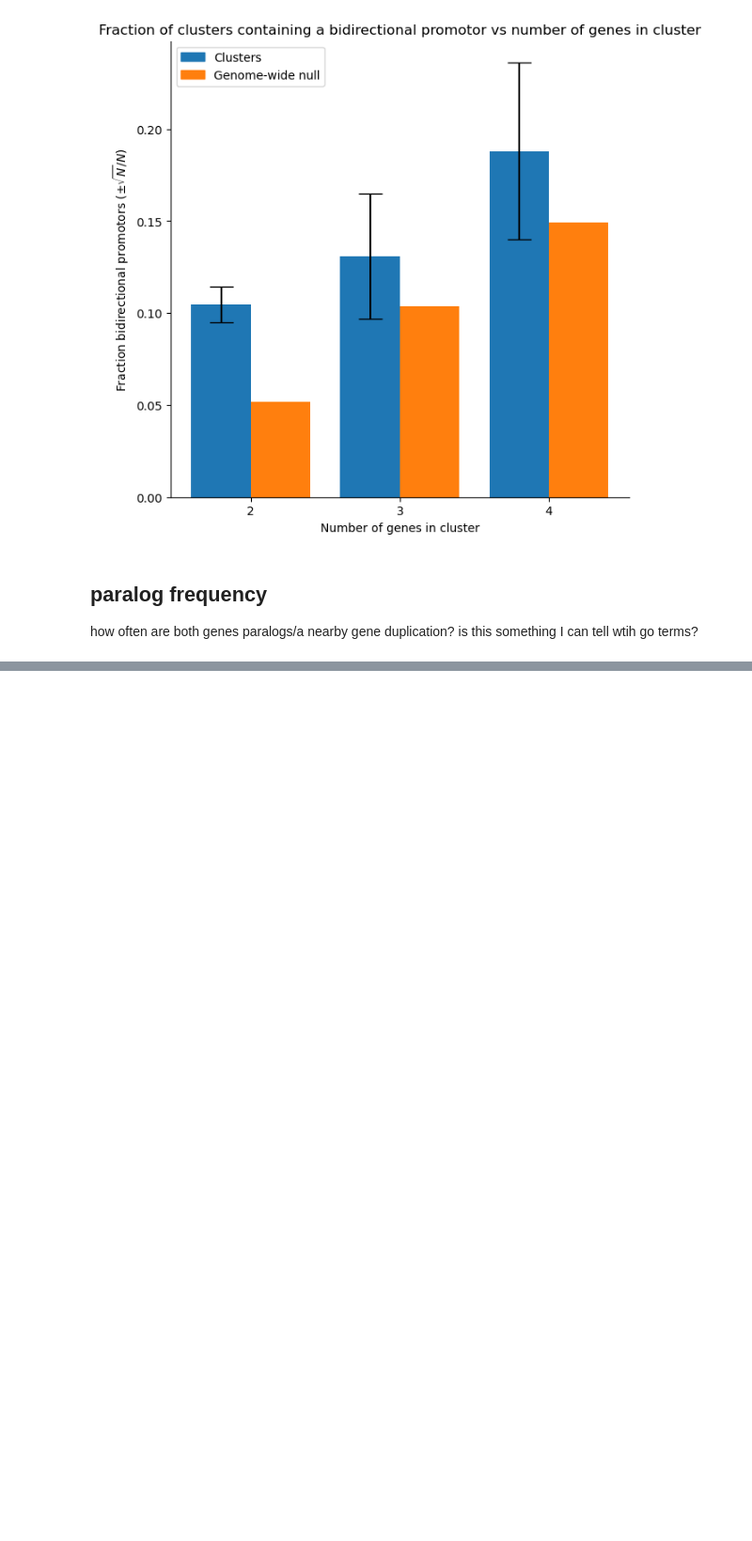
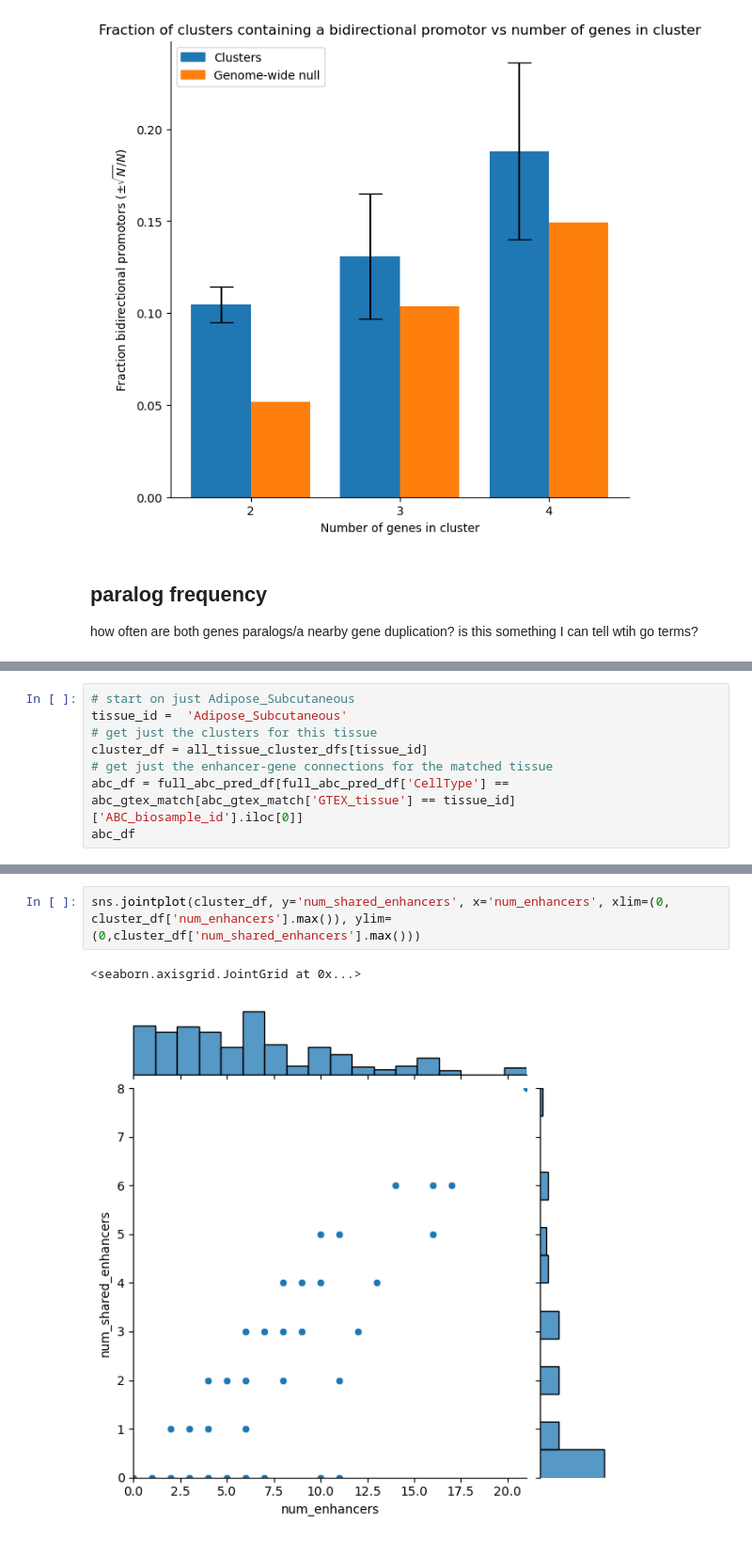
Before and after one commit to kal26/pcqtls, a Jupyter notebook: workflow/notebooks/cluster_analysis/cluster_annotation.ipynb, the cells around one changed output, grey strips where cells are left out. Shown at 94% size. Saved outputs shown, nothing was run; the diff lists cells and outputs as text; blank space fills up the shorter version.

Commit message:
enhancer sharing

```diff
--- a/workflow/notebooks/cluster_analysis/cluster_annotation.ipynb
+++ b/workflow/notebooks/cluster_analysis/cluster_annotation.ipynb
@@ -309,0 +358,8 @@ is this something I can tell wtih go terms?
+# %%
+# start on just Adipose_Subcutaneous
+tissue_id =  'Adipose_Subcutaneous'
+# get just the clusters for this tissue
+cluster_df = all_tissue_cluster_dfs[tissue_id]
+# get just the enhancer-gene connections for the matched tissue
+abc_df = full_abc_pred_df[full_abc_pred_df['CellType'] == abc_gtex_match[abc_gtex_match['GTEX_tissue'] == tissue_id]['ABC_biosample_id'].iloc[0]]
+abc_df
@@ -309,0 +397,5 @@ is this something I can tell wtih go terms?
+# %%
+sns.jointplot(cluster_df, y='num_shared_enhancers', x='num_enhancers', xlim=(0, cluster_df['num_enhancers'].max()), ylim=(0,cluster_df['num_shared_enhancers'].max()))
+# %% [output]
+<seaborn.axisgrid.JointGrid at 0x...>
+[figure, added]
```
Also changed, not shown: parts of 25 cells of this notebook.
